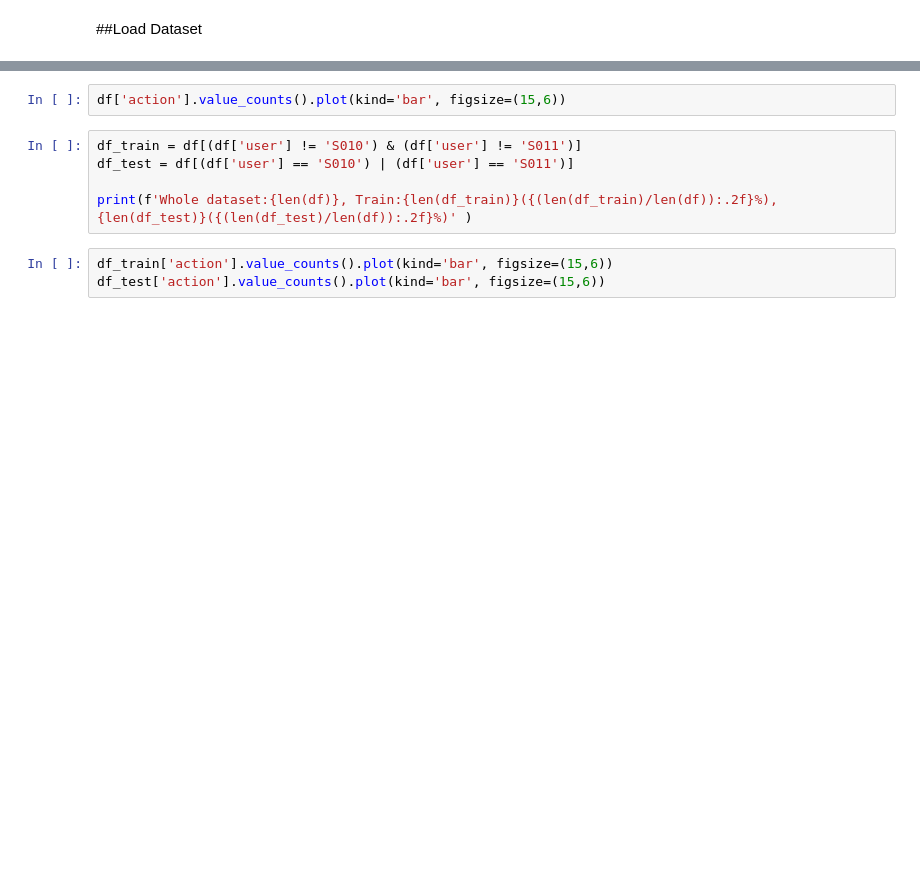
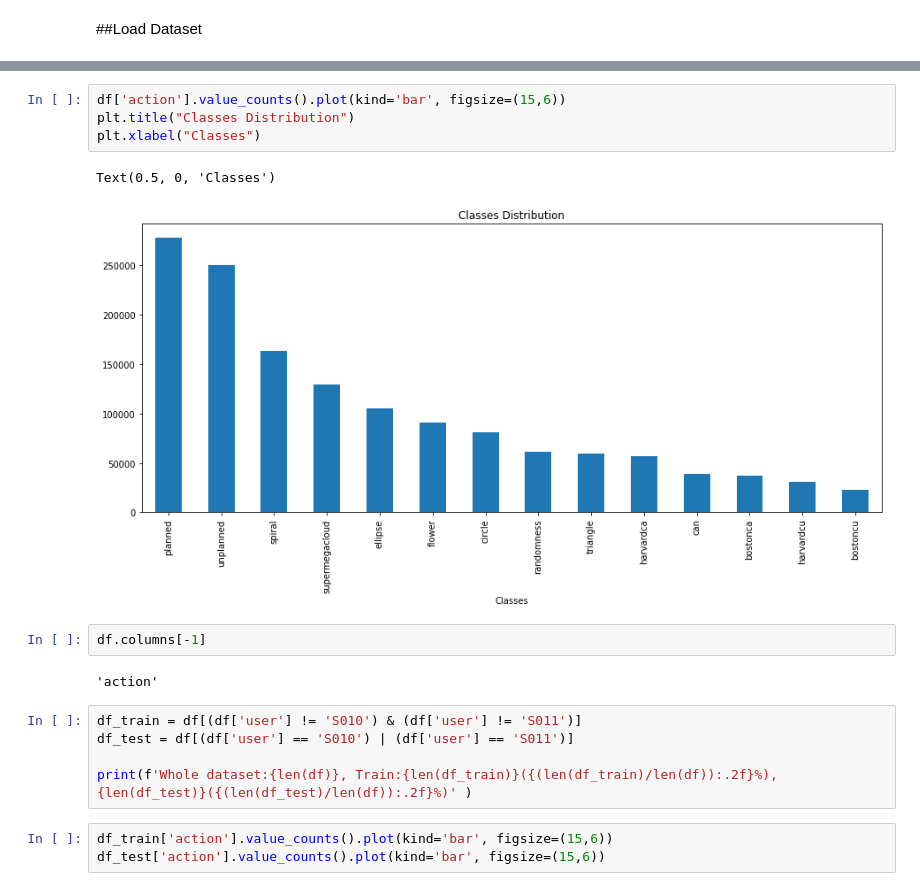
Before and after one commit to MauriVass/ComplexUpper-LimbMovements, a Jupyter notebook: Complex_Upper_Limb_Movements.ipynb, the cells around one changed output, grey strips where cells are left out. Cells and saved outputs as stored; diff of their text form; blank space fills up the shorter version.

```diff
--- a/Complex_Upper_Limb_Movements.ipynb
+++ b/Complex_Upper_Limb_Movements.ipynb
@@ -114,5 +157,14 @@ df['user'].value_counts().plot(kind='bar', figsize=(15,6))
 # %%
 df['action'].value_counts().plot(kind='bar', figsize=(15,6))
+plt.title("Classes Distribution")
+plt.xlabel("Classes")
+# %% [output]
+Text(0.5, 0, 'Classes')
+[figure, added]
+# %%
+df.columns[-1]
+# %% [output]
+'action'
 # %%
 df_train = df[(df['user'] != 'S010') & (df['user'] != 'S011')]
 df_test = df[(df['user'] == 'S010') | (df['user'] == 'S011')]
```
Also changed, not shown: parts of 25 cells of this notebook.
